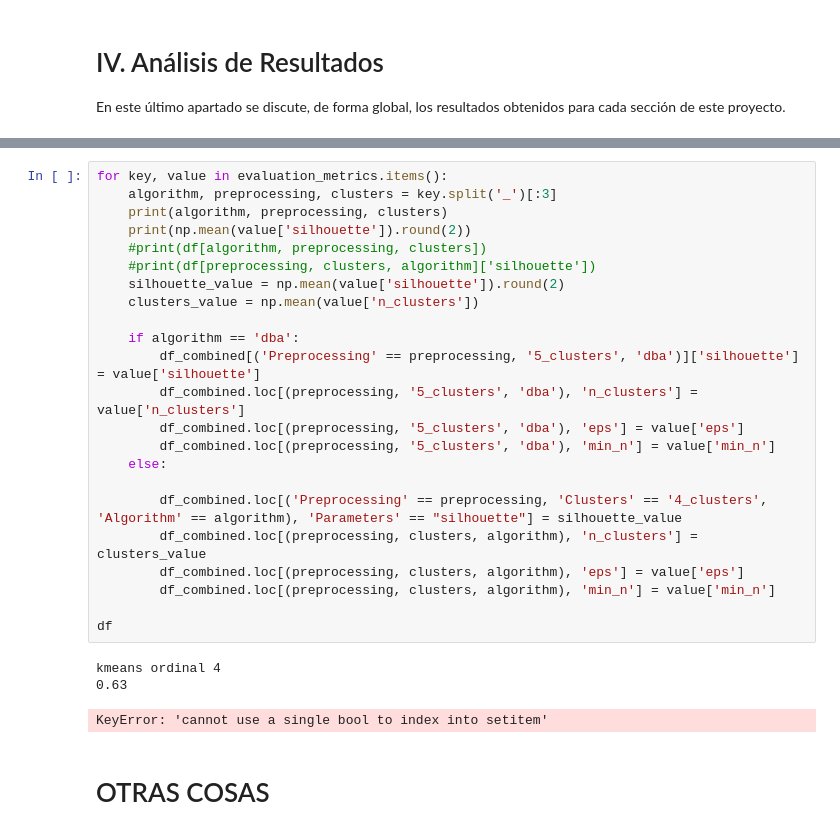
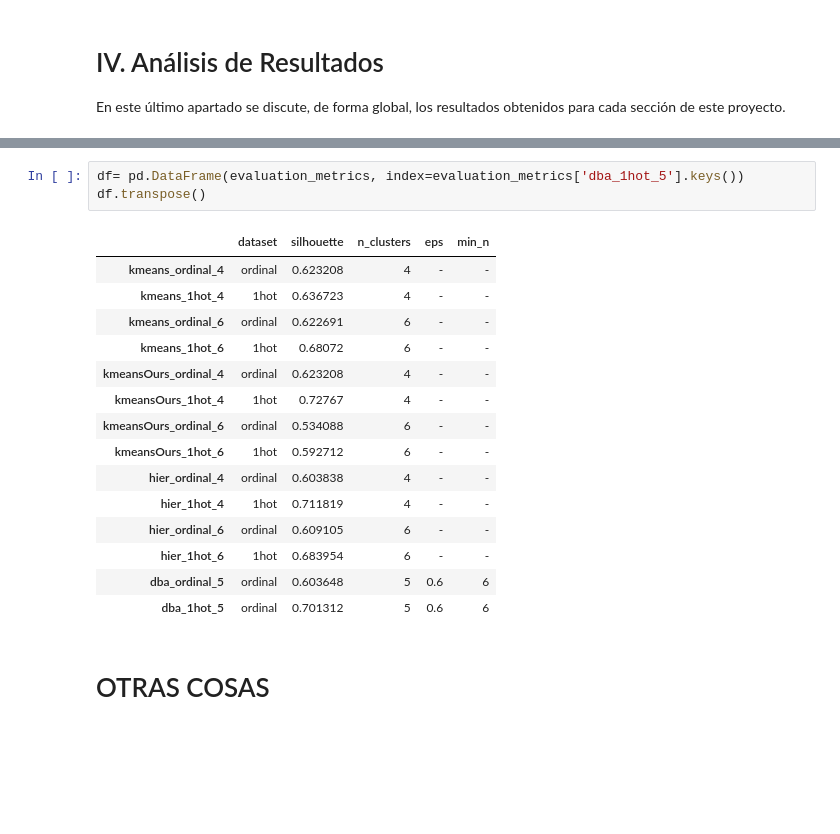
Before and after one commit to mgommez/practica2_ml, a Jupyter notebook: KMeans.ipynb, the cells around one changed output, grey strips where cells are left out. Saved outputs shown, nothing was run; the diff lists cells and outputs as text; blank space fills up the shorter version.

```diff
--- a/KMeans.ipynb
+++ b/KMeans.ipynb
@@ -1266,30 +1212,22 @@ KeyError: False
-# %%
-for key, value in evaluation_metrics.items():
-    algorithm, preprocessing, clusters = key.split('_')[:3]
-    print(algorithm, preprocessing, clusters)
-    print(np.mean(value['silhouette']).round(2))
-    #print(df[algorithm, preprocessing, clusters])
-    #print(df[preprocessing, clusters, algorithm]['silhouette'])
-    silhouette_value = np.mean(value['silhouette']).round(2)
-    clusters_value = np.mean(value['n_clusters'])
-
-    if algorithm == 'dba':
-        df_combined[('Preprocessing' == preprocessing, '5_clusters', 'dba')]['silhouette'] = value['silhouette']
-        df_combined.loc[(preprocessing, '5_clusters', 'dba'), 'n_clusters'] = value['n_clusters']
-        df_combined.loc[(preprocessing, '5_clusters', 'dba'), 'eps'] = value['eps']
-        df_combined.loc[(preprocessing, '5_clusters', 'dba'), 'min_n'] = value['min_n']
-    else:
-
-        df_combined.loc[('Preprocessing' == preprocessing, 'Clusters' == '4_clusters', 'Algorithm' == algorithm), 'Parameters' == "silhouette"] = silhouette_value
-        df_combined.loc[(preprocessing, clusters, algorithm), 'n_clusters'] = clusters_value
-        df_combined.loc[(preprocessing, clusters, algorithm), 'eps'] = value['eps']
-        df_combined.loc[(preprocessing, clusters, algorithm), 'min_n'] = value['min_n']
-
-df
-# %% [output]
-kmeans ordinal 4
-0.63
-KeyError: 'cannot use a single bool to index into setitem'
+# %%
+df= pd.DataFrame(evaluation_metrics, index=evaluation_metrics['dba_1hot_5'].keys())
+df.transpose()
+# %% [output]
+|  | dataset | silhouette | n_clusters | eps | min_n |
+| kmeans_ordinal_4 | ordinal | 0.623208 | 4 | - | - |
+| kmeans_1hot_4 | 1hot | 0.636723 | 4 | - | - |
+| kmeans_ordinal_6 | ordinal | 0.622691 | 6 | - | - |
+| kmeans_1hot_6 | 1hot | 0.68072 | 6 | - | - |
+| kmeansOurs_ordinal_4 | ordinal | 0.623208 | 4 | - | - |
+| kmeansOurs_1hot_4 | 1hot | 0.72767 | 4 | - | - |
+| kmeansOurs_ordinal_6 | ordinal | 0.534088 | 6 | - | - |
+| kmeansOurs_1hot_6 | 1hot | 0.592712 | 6 | - | - |
+| hier_ordinal_4 | ordinal | 0.603838 | 4 | - | - |
+| hier_1hot_4 | 1hot | 0.711819 | 4 | - | - |
+| hier_ordinal_6 | ordinal | 0.609105 | 6 | - | - |
+| hier_1hot_6 | 1hot | 0.683954 | 6 | - | - |
+| dba_ordinal_5 | ordinal | 0.603648 | 5 | 0.6 | 6 |
+| dba_1hot_5 | ordinal | 0.701312 | 5 | 0.6 | 6 |
 # %% [markdown]
 # OTRAS COSAS
 # %%
```
Also changed, not shown: parts of 3 cells of this notebook.
